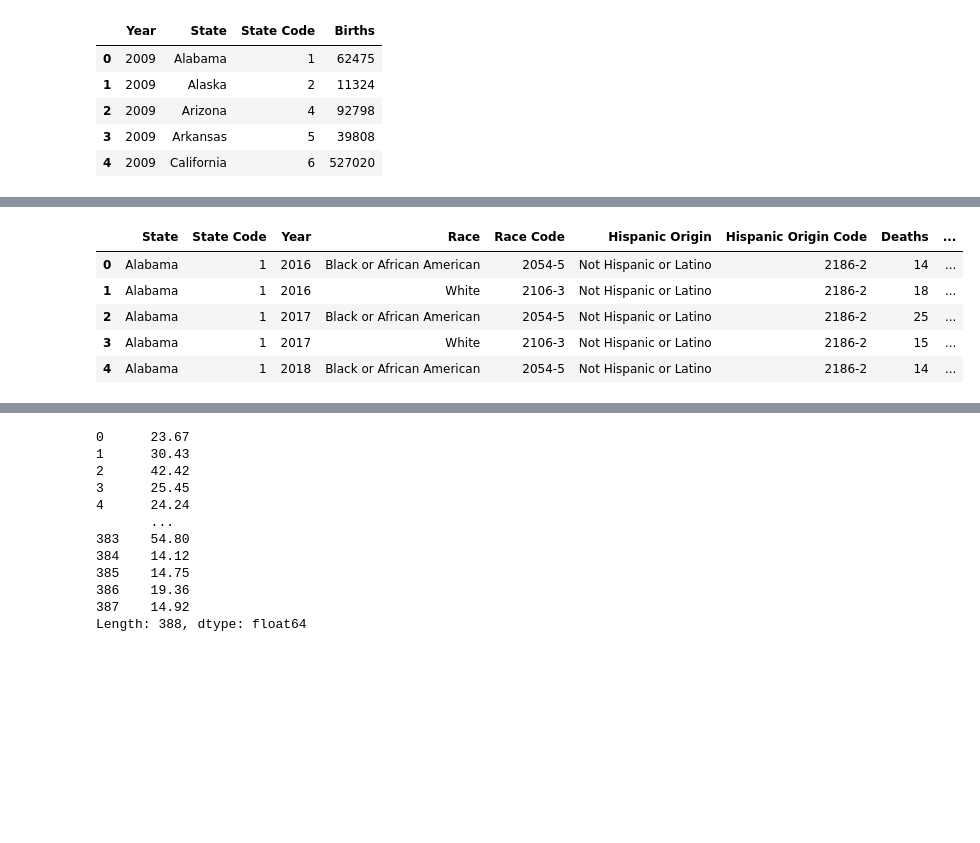
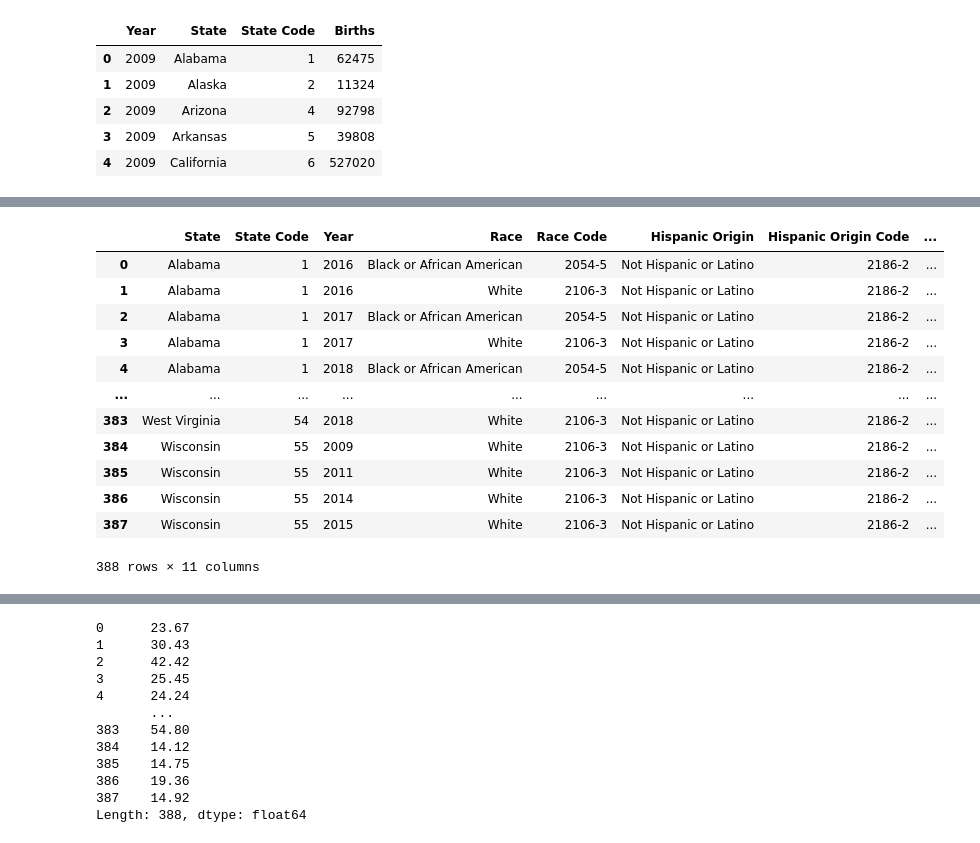
Before and after one commit to LeeProut/US-Maternal-Mortality, a Jupyter notebook: CDC_MMR_Race_P3.ipynb, the cells around one changed output, grey strips where cells are left out. Cells and saved outputs as stored; diff of their text form; code cells hidden in the pictures; blank space fills up the shorter version.

```diff
--- a/CDC_MMR_Race_P3.ipynb
+++ b/CDC_MMR_Race_P3.ipynb
@@ -39,6 +41,7 @@ deaths_df.head(50)
 | 49 | California | 6 | 2017 | White | 2106-3 | Hispanic or Latino | 2135-2 | 41 | ... |
 # %%
 # change "Population" column to "Population by Race"
-deaths_df = deaths_df.rename(columns={"Population": "Population by Race"})
-deaths_df.head()
+deaths_race_df = deaths_df.rename(columns={"Population": "population_by_race",
+                                          "Deaths": "deaths_by_race"})
+deaths_race_df.head(50)
 # %% [output]
@@ -59,3 +73,7 @@ births_df.head()
 | 2 | 2009 | Arizona | 4 | 92798 |
 | 3 | 2009 | Arkansas | 5 | 39808 |
 | 4 | 2009 | California | 6 | 527020 |
+# %%
+# change column name to reflect these are the total births for the state by year
+births_total_df = births_df.rename(columns={"Births": "state_births_all_races"})
+births_total_df
@@ -62,11 +94,18 @@ births_df.head()
 # %%
 # merge two dataframes
-CDC_MMR_data = pd.merge(deaths_df, births_df, how="inner", on=["State", "State Code", "Year"])
-CDC_MMR_data.head()
+CDC_MMR_data = pd.merge(deaths_race_df, births_total_df, how="inner", on=["State", "State Code", "Year"])
+CDC_MMR_data
 # %% [output]
-|  | State | State Code | Year | Race | Race Code | Hispanic Origin | Hispanic Origin Code | Deaths | ... |
-| 0 | Alabama | 1 | 2016 | Black or African American | 2054-5 | Not Hispanic or Latino | 2186-2 | 14 | ... |
-| 1 | Alabama | 1 | 2016 | White | 2106-3 | Not Hispanic or Latino | 2186-2 | 18 | ... |
-| 2 | Alabama | 1 | 2017 | Black or African American | 2054-5 | Not Hispanic or Latino | 2186-2 | 25 | ... |
-| 3 | Alabama | 1 | 2017 | White | 2106-3 | Not Hispanic or Latino | 2186-2 | 15 | ... |
-| 4 | Alabama | 1 | 2018 | Black or African American | 2054-5 | Not Hispanic or Latino | 2186-2 | 14 | ... |
+|  | State | State Code | Year | Race | Race Code | Hispanic Origin | Hispanic Origin Code | ... |
+| 0 | Alabama | 1 | 2016 | Black or African American | 2054-5 | Not Hispanic or Latino | 2186-2 | ... |
+| 1 | Alabama | 1 | 2016 | White | 2106-3 | Not Hispanic or Latino | 2186-2 | ... |
+| 2 | Alabama | 1 | 2017 | Black or African American | 2054-5 | Not Hispanic or Latino | 2186-2 | ... |
+| 3 | Alabama | 1 | 2017 | White | 2106-3 | Not Hispanic or Latino | 2186-2 | ... |
+| 4 | Alabama | 1 | 2018 | Black or African American | 2054-5 | Not Hispanic or Latino | 2186-2 | ... |
+| ... | ... | ... | ... | ... | ... | ... | ... | ... |
+| 383 | West Virginia | 54 | 2018 | White | 2106-3 | Not Hispanic or Latino | 2186-2 | ... |
+| 384 | Wisconsin | 55 | 2009 | White | 2106-3 | Not Hispanic or Latino | 2186-2 | ... |
+| 385 | Wisconsin | 55 | 2011 | White | 2106-3 | Not Hispanic or Latino | 2186-2 | ... |
+| 386 | Wisconsin | 55 | 2014 | White | 2106-3 | Not Hispanic or Latino | 2186-2 | ... |
+| 387 | Wisconsin | 55 | 2015 | White | 2106-3 | Not Hispanic or Latino | 2186-2 | ... |
+388 rows × 11 columns
```
Also changed, not shown: parts of 10 cells of this notebook, 6 other files.
